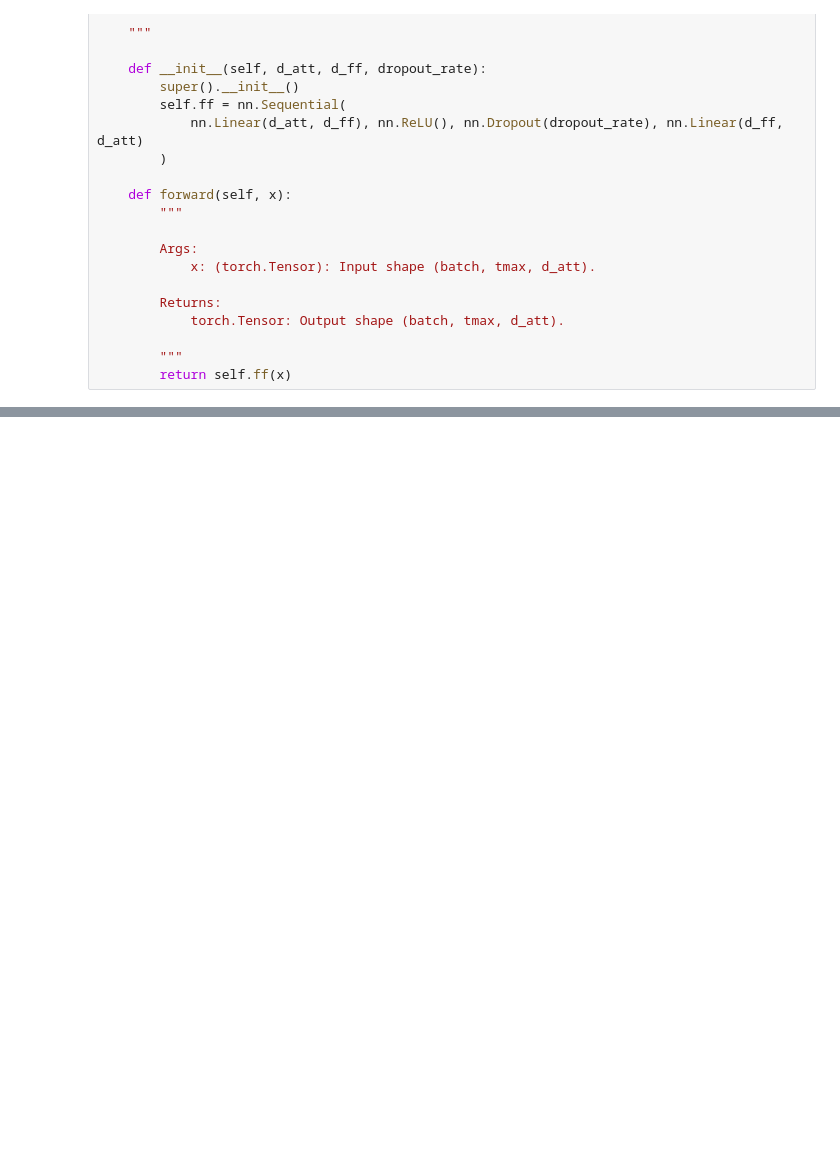
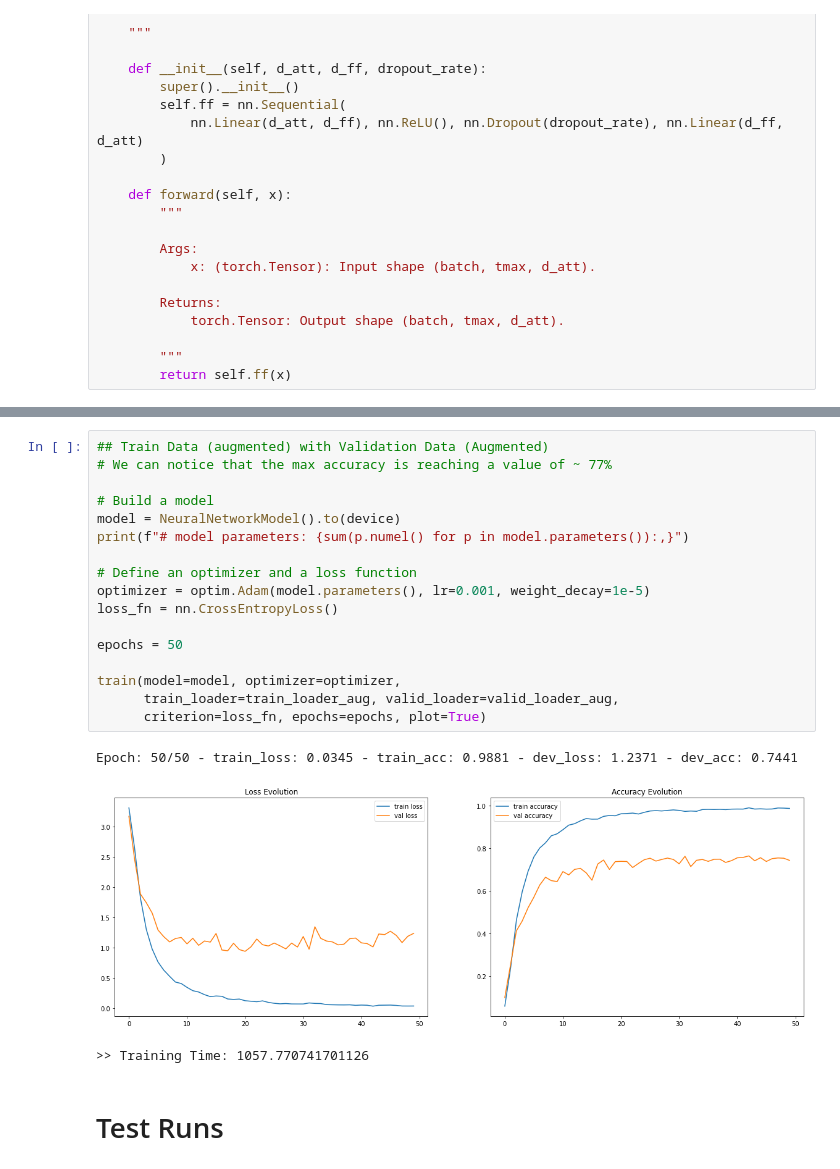
Before and after one commit to Ben1Mo/Transformer-Encoder-Based-Arabic-Speech-Recognition, a Jupyter notebook: AudioSpectogram.ipynb, the cells around one changed output, grey strips where cells are left out. Saved outputs shown, nothing was run; the diff lists cells and outputs as text; blank space fills up the shorter version.

```diff
--- a/AudioSpectogram.ipynb
+++ b/AudioSpectogram.ipynb
@@ -592,0 +707,23 @@ Epoch: 50/50 - train_loss: 0.0016 - train_acc: 1.0000 - dev_loss: 0.7893 - dev_a
+# %%
+## Train Data (augmented) with Validation Data (Augmented)
+# We can notice that the max accuracy is reaching a value of ~ 77%
+
+# Build a model
+model = NeuralNetworkModel().to(device)
+print(f"# model parameters: {sum(p.numel() for p in model.parameters()):,}")
+
+# Define an optimizer and a loss function
+optimizer = optim.Adam(model.parameters(), lr=0.001, weight_decay=1e-5)
+loss_fn = nn.CrossEntropyLoss()
+
+epochs = 50
+
+train(model=model, optimizer=optimizer,
+      train_loader=train_loader_aug, valid_loader=valid_loader_aug,
+      criterion=loss_fn, epochs=epochs, plot=True)
+# %% [output]
+Epoch: 50/50 - train_loss: 0.0345 - train_acc: 0.9881 - dev_loss: 1.2371 - dev_acc: 0.7441
+[figure, added]
+>> Training Time: 1057.770741701126
+# %% [markdown]
+# Test Runs
```
Also changed, not shown: parts of 17 cells of this notebook.
